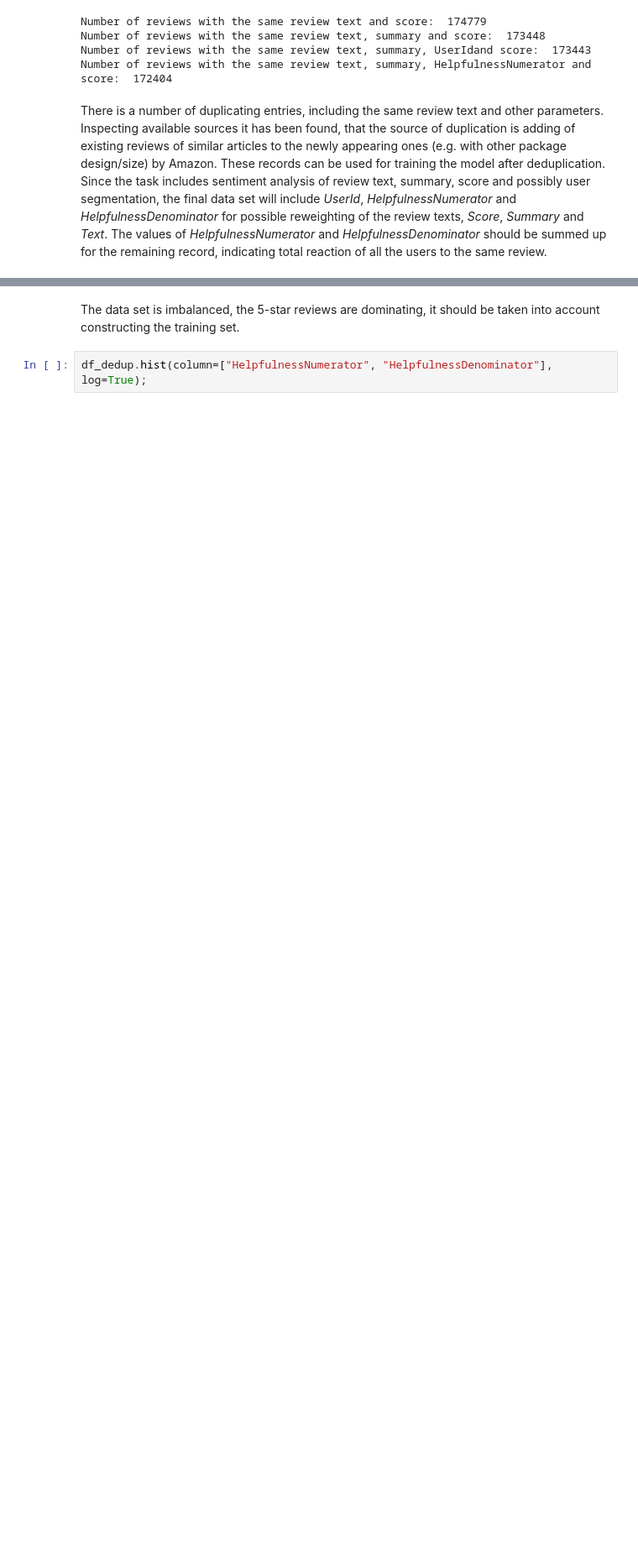
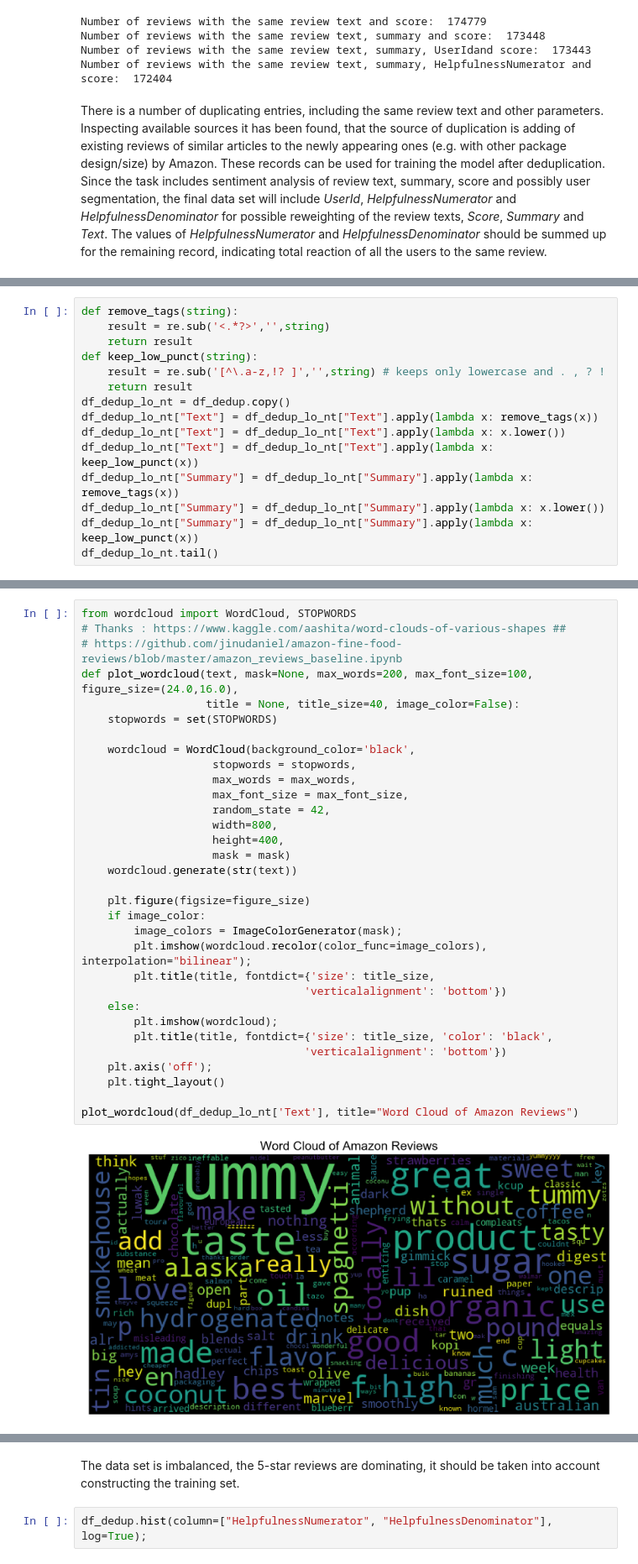
Before and after one commit to EvgenyGorelov/Food_Reviews, a Jupyter notebook: Exploration.ipynb, the cells around one changed output, grey strips where cells are left out. Shown at 84% size. Cells and saved outputs as stored; diff of their text form; blank space fills up the shorter version.

Commit message:
text cleaning and Word Cloud added

```diff
--- a/Exploration.ipynb
+++ b/Exploration.ipynb
@@ -237,0 +242,15 @@ Number of reviews with the same review text, summary, HelpfulnessNumerator and s
+# %%
+def remove_tags(string):
+    result = re.sub('<.*?>','',string)
+    return result
+def keep_low_punct(string):
+    result = re.sub('[^\.a-z,!? ]','',string) # keeps only lowercase and . , ? !
+    return result
+df_dedup_lo_nt = df_dedup.copy()
+df_dedup_lo_nt["Text"] = df_dedup_lo_nt["Text"].apply(lambda x: remove_tags(x))
+df_dedup_lo_nt["Text"] = df_dedup_lo_nt["Text"].apply(lambda x: x.lower())
+df_dedup_lo_nt["Text"] = df_dedup_lo_nt["Text"].apply(lambda x: keep_low_punct(x))
+df_dedup_lo_nt["Summary"] = df_dedup_lo_nt["Summary"].apply(lambda x: remove_tags(x))
+df_dedup_lo_nt["Summary"] = df_dedup_lo_nt["Summary"].apply(lambda x: x.lower())
+df_dedup_lo_nt["Summary"] = df_dedup_lo_nt["Summary"].apply(lambda x: keep_low_punct(x))
+df_dedup_lo_nt.tail()
@@ -243,2 +271,36 @@ Now let's take a look on the clean and deduplicated data:
+# %%
+from wordcloud import WordCloud, STOPWORDS
+# Thanks : https://www.kaggle.com/aashita/word-clouds-of-various-shapes ##
+# https://github.com/jinudaniel/amazon-fine-food-reviews/blob/master/amazon_reviews_baseline.ipynb
+def plot_wordcloud(text, mask=None, max_words=200, max_font_size=100, figure_size=(24.0,16.0),
+                   title = None, title_size=40, image_color=False):
+    stopwords = set(STOPWORDS)
+
+    wordcloud = WordCloud(background_color='black',
+                    stopwords = stopwords,
+                    max_words = max_words,
+                    max_font_size = max_font_size,
+                    random_state = 42,
+                    width=800,
+                    height=400,
+                    mask = mask)
+    wordcloud.generate(str(text))
+
+    plt.figure(figsize=figure_size)
+    if image_color:
+        image_colors = ImageColorGenerator(mask);
+        plt.imshow(wordcloud.recolor(color_func=image_colors), interpolation="bilinear");
+        plt.title(title, fontdict={'size': title_size,
+                                  'verticalalignment': 'bottom'})
+    else:
+        plt.imshow(wordcloud);
+        plt.title(title, fontdict={'size': title_size, 'color': 'black',
+                                  'verticalalignment': 'bottom'})
+    plt.axis('off');
+    plt.tight_layout()
+
+plot_wordcloud(df_dedup_lo_nt['Text'], title="Word Cloud of Amazon Reviews")
+# %% [output]
+[figure, added]
 # %%
 #df_dedup.hist(column="Score")
```
Also changed, not shown: parts of 10 cells of this notebook.
